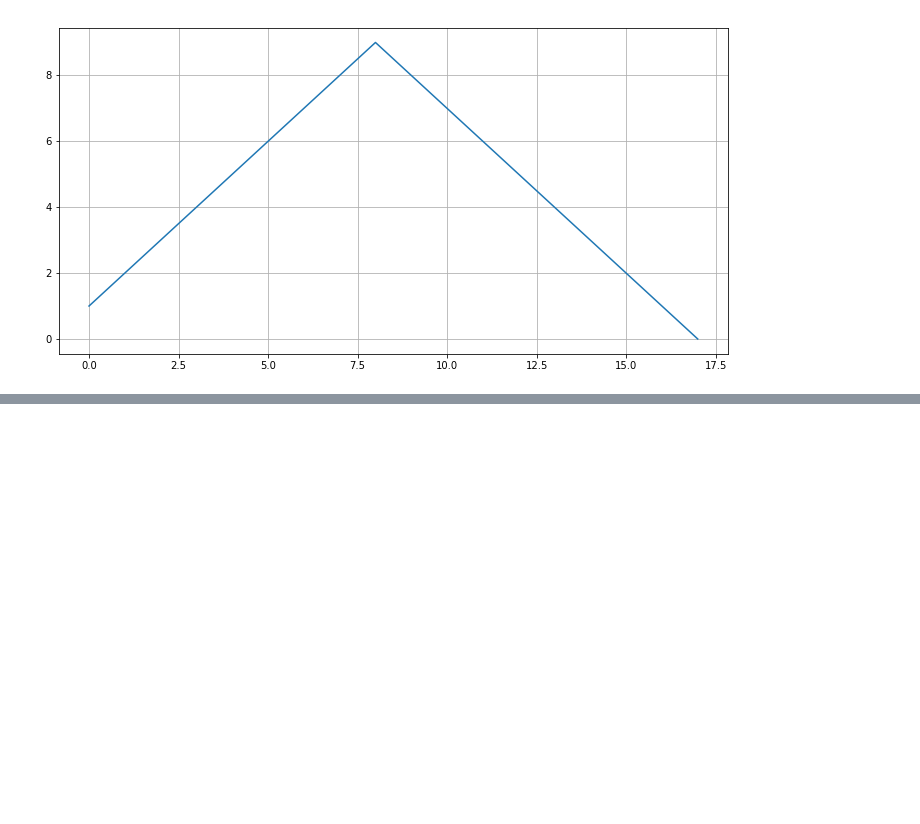
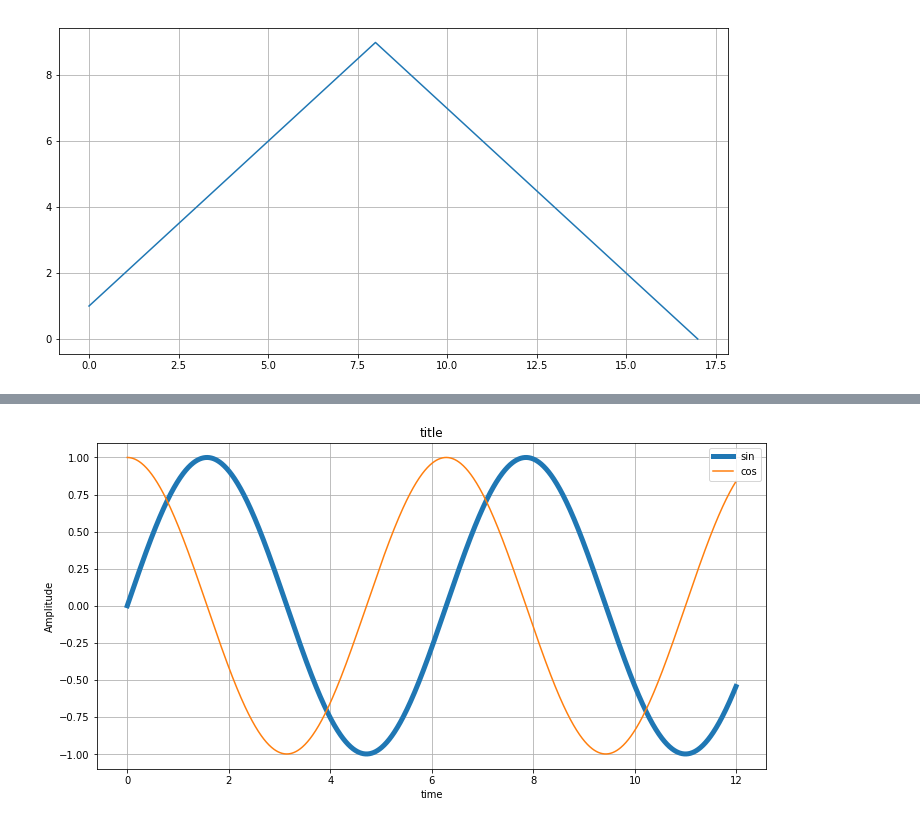
Before and after one commit to kimyk0120/pythonExa-2018-1, a Jupyter notebook: pythonExam2018-1/exam/source_code/exam02_Data_Visualization.pdf.ipynb, the cells around one changed output, grey strips where cells are left out. Drawn from its saved outputs; the diff is of its cells as text; code cells hidden in the pictures; blank space fills up the shorter version.

```diff
--- a/pythonExam2018-1/exam/source_code/exam02_Data_Visualization.pdf.ipynb
+++ b/pythonExam2018-1/exam/source_code/exam02_Data_Visualization.pdf.ipynb
@@ -47,0 +63,16 @@ plt.show()
+# %%
+t = np.arange(0,12,0.01)
+y = np.sin(t)
+yc = np.cos(t)
+plt.figure(figsize=(12,6))
+plt.plot(t,y,lw=5,label='sin')
+plt.plot(t,yc,label='cos')
+plt.grid()
+
+plt.legend() #범례노출
+plt.xlabel("time")
+plt.ylabel("Amplitude")
+plt.title('title')
+plt.show()
+# %% [output]
+[figure, added]
```
Also changed, not shown: parts of 10 cells of this notebook, 1 other file.
